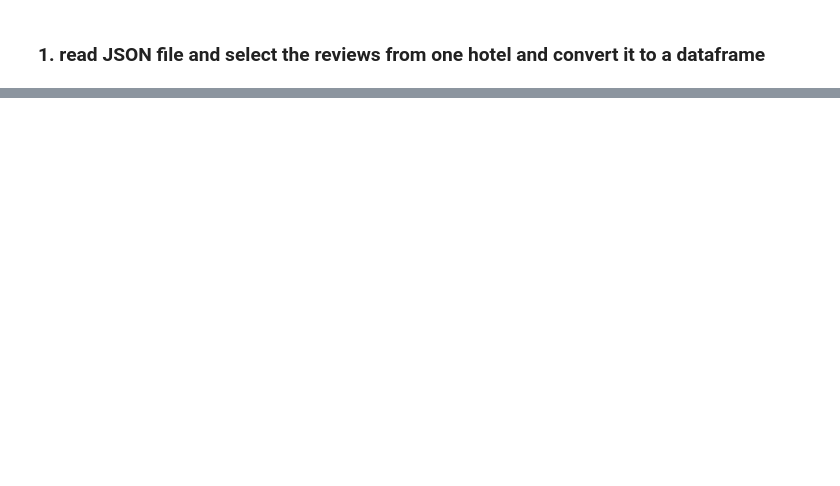
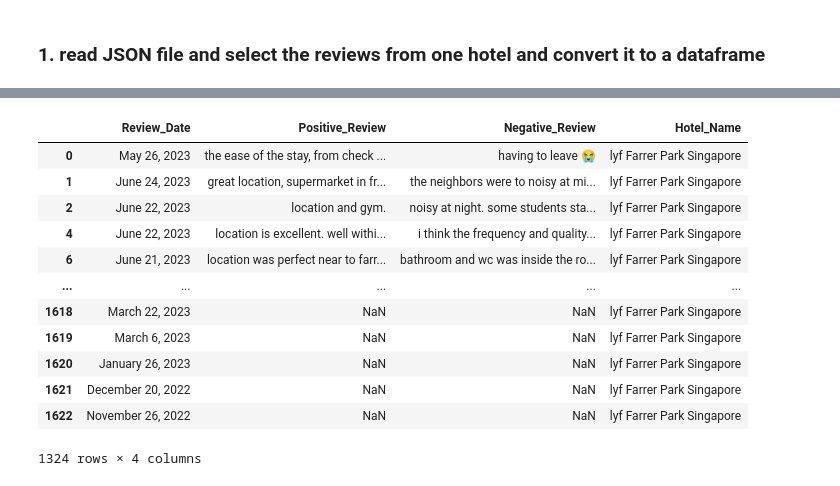
Before and after one commit to UnderGoldSkies/RevuSum, a Jupyter notebook: web_scraping/web_scaping.ipynb, the cells around one changed output, grey strips where cells are left out. Cells and saved outputs as stored; diff of their text form; code cells hidden in the pictures; blank space fills up the shorter version.

Commit message:
web_scaping: add basic clean for the review text

```diff
--- a/web_scraping/web_scaping.ipynb
+++ b/web_scraping/web_scaping.ipynb
@@ -47,0 +112,2 @@ review_df.head()
+# %%
+cleaned_review_df = clean_hotel_reviews(review_df, test_pos_invalid_content, test_neg_invalid_content)
@@ -47,0 +125,16 @@ review_df.head()
+# %%
+cleaned_review_df
+# %% [output]
+|  | Review_Date | Positive_Review | Negative_Review | Hotel_Name |
+| 0 | May 26, 2023 | the ease of the stay, from check ... | having to leave 😭 | lyf Farrer Park Singapore |
+| 1 | June 24, 2023 | great location, supermarket in fr... | the neighbors were to noisy at mi... | lyf Farrer Park Singapore |
+| 2 | June 22, 2023 | location and gym. | noisy at night. some students sta... | lyf Farrer Park Singapore |
+| 4 | June 22, 2023 | location is excellent. well withi... | i think the frequency and quality... | lyf Farrer Park Singapore |
+| 6 | June 21, 2023 | location was perfect near to farr... | bathroom and wc was inside the ro... | lyf Farrer Park Singapore |
+| ... | ... | ... | ... | ... |
+| 1618 | March 22, 2023 | NaN | NaN | lyf Farrer Park Singapore |
+| 1619 | March 6, 2023 | NaN | NaN | lyf Farrer Park Singapore |
+| 1620 | January 26, 2023 | NaN | NaN | lyf Farrer Park Singapore |
+| 1621 | December 20, 2022 | NaN | NaN | lyf Farrer Park Singapore |
+| 1622 | November 26, 2022 | NaN | NaN | lyf Farrer Park Singapore |
+1324 rows × 4 columns
```
Also changed, not shown: parts of 5 cells of this notebook, 2 other files.
